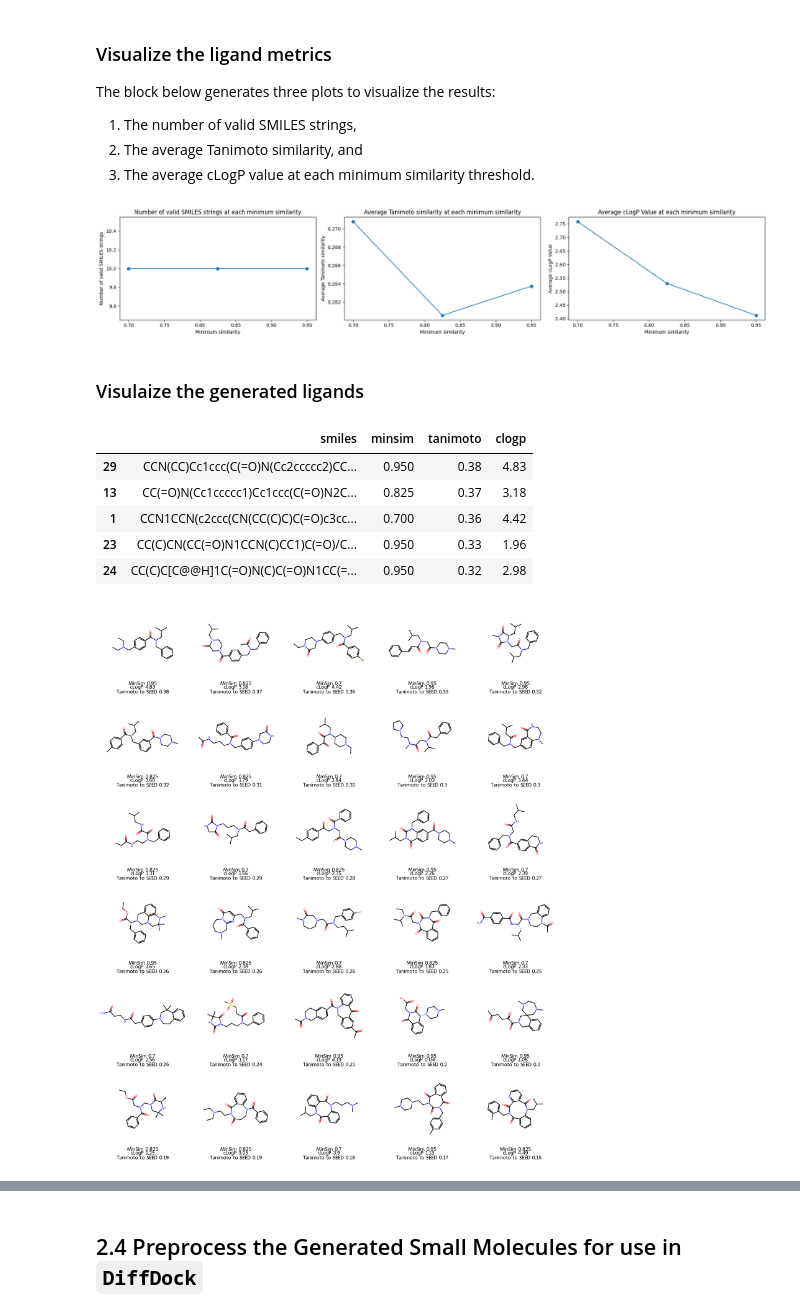
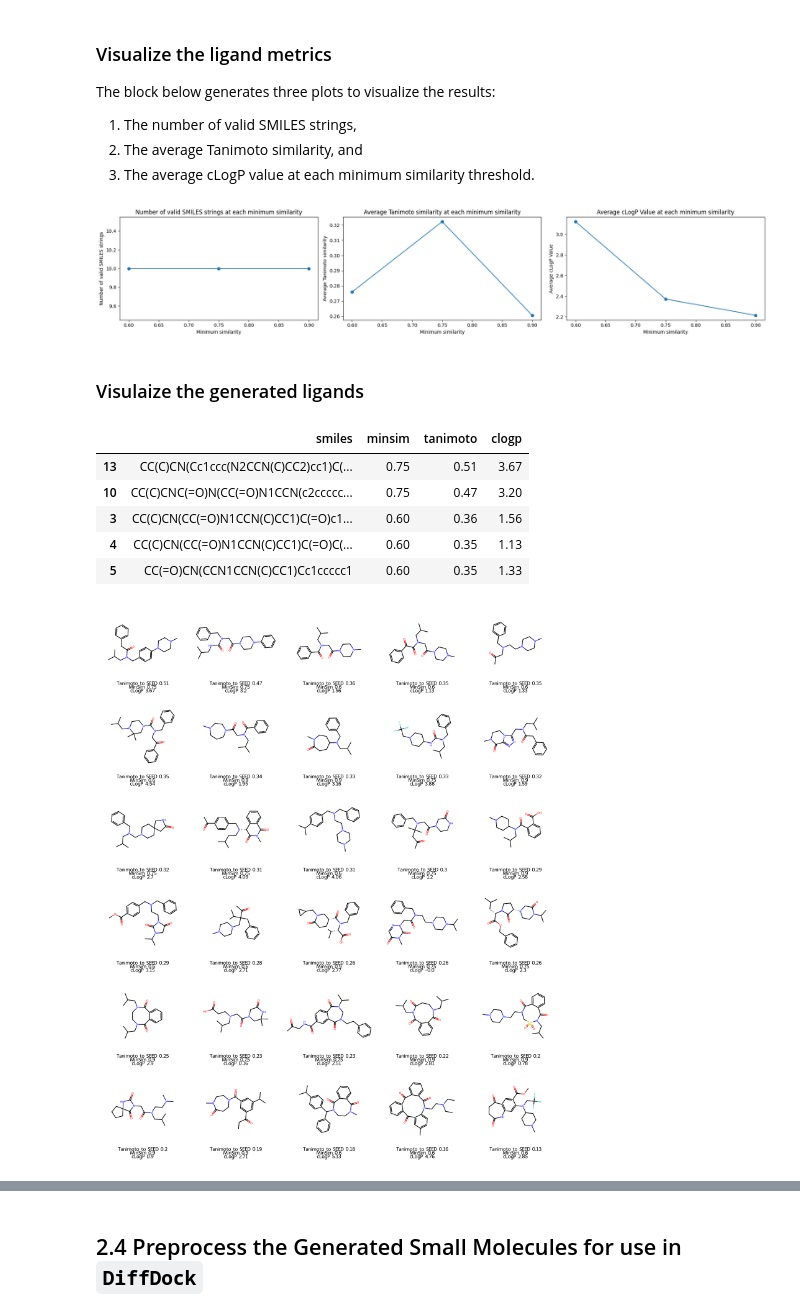
Before and after one commit to bf-nv/bionemo_tutorials, a Jupyter notebook: Step_2_MolMIM_Controlled_SM_Generation_cLogP_4WQP.ipynb, the cells around one changed output, grey strips where cells are left out. Saved outputs shown, nothing was run; the diff lists cells and outputs as text; code cells hidden in the pictures.

```diff
--- a/Step_2_MolMIM_Controlled_SM_Generation_cLogP_4WQP.ipynb
+++ b/Step_2_MolMIM_Controlled_SM_Generation_cLogP_4WQP.ipynb
@@ -88,25 +85,26 @@ results = {}
 
 # Create a list of minimum similarities
 num_min_sims = 3
-min_sims = np.linspace(0.7, 0.95, num_min_sims)
+min_sims = np.linspace(0.6, 0.9, num_min_sims)
 # %%
+from rdkit.Chem.rdFingerprintGenerator import GetMorganGenerator
+from rdkit.DataStructs import TanimotoSimilarity
+
+
 def tanimoto_similarity(smiles, reference: str):
     # Get fingerprint params
-    fingerprint_radius_param = 2
-    fingerprint_nbits = 2048
+    generator = GetMorganGenerator(radius=2, fpSize=2048)
 
     # Handle the reference molecule
     reference_mol = Chem.MolFromSmiles(reference)
-    reference_fingerprint = GetMorganFingerprintAsBitVect(
-        reference_mol, radius=fingerprint_radius_param, nBits=fingerprint_nbits
-    )
+    reference_fingerprint = generator.GetFingerprint(reference_mol)
 
     # Validate the other molecule
     mol = Chem.MolFromSmiles(smiles)
     if mol is None:
         return 0
 
-    fingerprint = GetMorganFingerprintAsBitVect(mol, radius=fingerprint_radius_param, nBits=fingerprint_nbits)
+    fingerprint = generator.GetFingerprint(mol)
 
     # Calculate and return the Tanimoto similarity
     return TanimotoSimilarity(fingerprint, reference_fingerprint)
@@ -327,7 +261,7 @@ plt.title('Average cLogP Value at each minimum similarity')
 plt.tight_layout()
 plt.show()
 # %% [output]
-[figure, old version]
+[figure, new version]
 # %% [markdown]
 ### Visulaize the generated ligands
 # %%
@@ -349,25 +283,25 @@ df_viz = df_viz.sort_values(
 df_viz.head()
 # %% [output]
 |  | smiles | minsim | tanimoto | clogp |
-| 29 | CCN(CC)Cc1ccc(C(=O)N(Cc2ccccc2)CC... | 0.950 | 0.38 | 4.83 |
-| 13 | CC(=O)N(Cc1ccccc1)Cc1ccc(C(=O)N2C... | 0.825 | 0.37 | 3.18 |
-| 1 | CCN1CCN(c2ccc(CN(CC(C)C)C(=O)c3cc... | 0.700 | 0.36 | 4.42 |
-| 23 | CC(C)CN(CC(=O)N1CCN(C)CC1)C(=O)/C... | 0.950 | 0.33 | 1.96 |
-| 24 | CC(C)C[C@@H]1C(=O)N(C)C(=O)N1CC(=... | 0.950 | 0.32 | 2.98 |
+| 13 | CC(C)CN(Cc1ccc(N2CCN(C)CC2)cc1)C(... | 0.75 | 0.51 | 3.67 |
+| 10 | CC(C)CNC(=O)N(CC(=O)N1CCN(c2ccccc... | 0.75 | 0.47 | 3.20 |
+| 3 | CC(C)CN(CC(=O)N1CCN(C)CC1)C(=O)c1... | 0.60 | 0.36 | 1.56 |
+| 4 | CC(C)CN(CC(=O)N1CCN(C)CC1)C(=O)C(... | 0.60 | 0.35 | 1.13 |
+| 5 | CC(=O)CN(CCN1CCN(C)CC1)Cc1ccccc1 | 0.60 | 0.35 | 1.33 |
 # %%
 df_smiles = df_viz["smiles"].tolist()
 df_minsim = df_viz["minsim"].tolist()
 df_tanimoto = df_viz["tanimoto"].tolist()
 df_clogp = df_viz["clogp"].tolist()
 ms = [Chem.MolFromSmiles(_) for _ in df_smiles]
 dopts = Draw.MolDrawOptions()
 dopts.legendFontSize=16
 dopts.legendFraction=0.2
 Draw.MolsToGridImage(ms,
                      molsPerRow=5,
                      subImgSize=(300, 300),
-                     legends = [f"MinSim {min_sim}\ncLogP {clogp}\nTanimoto to SEED {tanimoto}" for min_sim, clogp, tanimoto in zip(df_minsim, df_clogp, df_tanimoto)],
+                     legends = [f"Tanimoto to SEED {tanimoto}\nMinSim {min_sim}\ncLogP {clogp}" for tanimoto, min_sim, clogp in zip(df_tanimoto, df_minsim, df_clogp)],
                      drawOptions=dopts,
                      )
 # %% [output]
-[figure, old version]
+[figure, new version]
```
Also changed, not shown: parts of 10 cells of this notebook.
